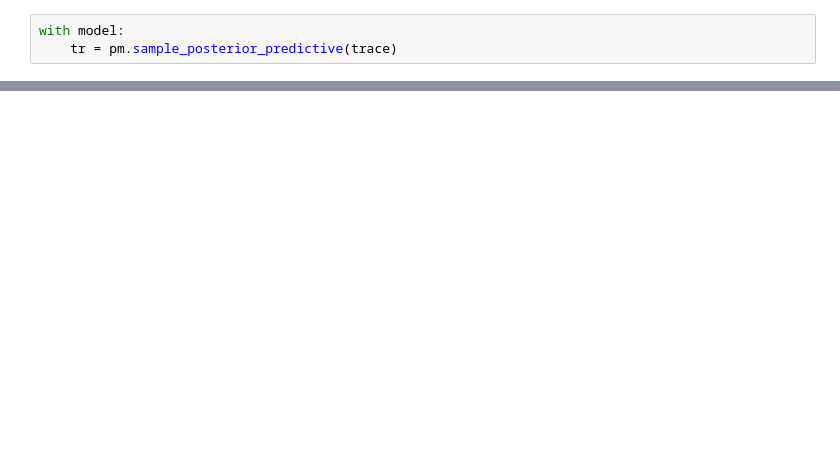
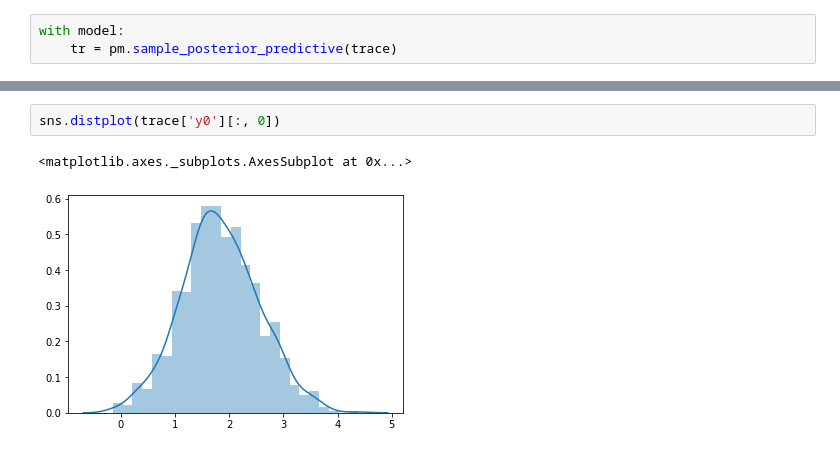
Before and after one commit to pymc-devs/sunode, a Jupyter notebook: notebooks/from_sympy.ipynb, the cells around one changed output, grey strips where cells are left out. Cells and saved outputs as stored; diff of their text form; blank space fills up the shorter version.

```diff
--- a/notebooks/from_sympy.ipynb
+++ b/notebooks/from_sympy.ipynb
@@ -131,0 +185,5 @@ with model:
+# %%
+sns.distplot(trace['y0'][:, 0])
+# %% [output]
+<matplotlib.axes._subplots.AxesSubplot at 0x...>
+[figure, added]
```
Also changed, not shown: parts of 33 cells of this notebook, 5 other files.
